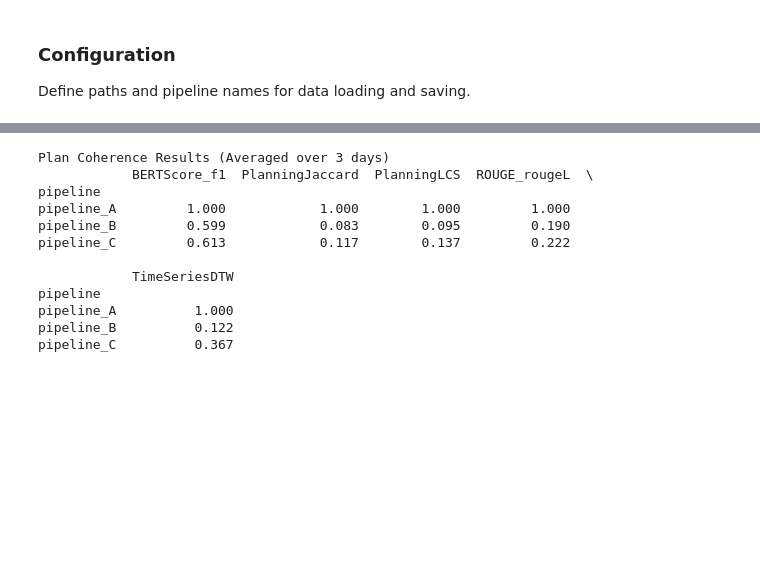
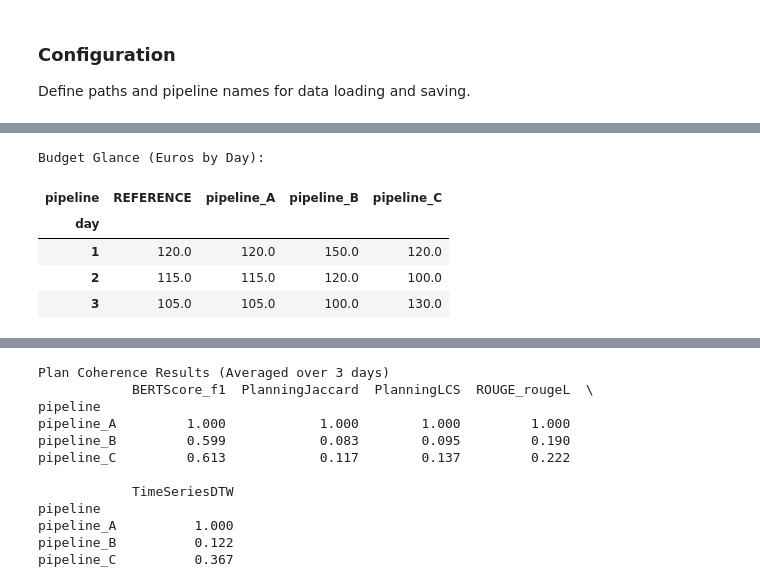
Before and after one commit to John-A-Aydin/GenAIResultsComparator, a Jupyter notebook: examples/case_study.ipynb, the cells around one changed output, grey strips where cells are left out. Drawn from its saved outputs; the diff is of its cells as text; code cells hidden in the pictures; blank space fills up the shorter version.

```diff
--- a/examples/case_study.ipynb
+++ b/examples/case_study.ipynb
@@ -41,0 +78,12 @@ os.makedirs(FIGURES_DIR, exist_ok=True)
+# %%
+pivot_budget = show_budgets(pipeline_json, reference_data)
+
+print("\nBudget Glance (Euros by Day):")
+display(pivot_budget)
+# %% [output]
+Budget Glance (Euros by Day):
+| pipeline | REFERENCE | pipeline_A | pipeline_B | pipeline_C |
+| day |  |  |  |  |
+| 1 | 120.0 | 120.0 | 150.0 | 120.0 |
+| 2 | 115.0 | 115.0 | 120.0 | 100.0 |
+| 3 | 105.0 | 105.0 | 100.0 | 130.0 |
```
Also changed, not shown: parts of 17 cells of this notebook, 6 other files.
